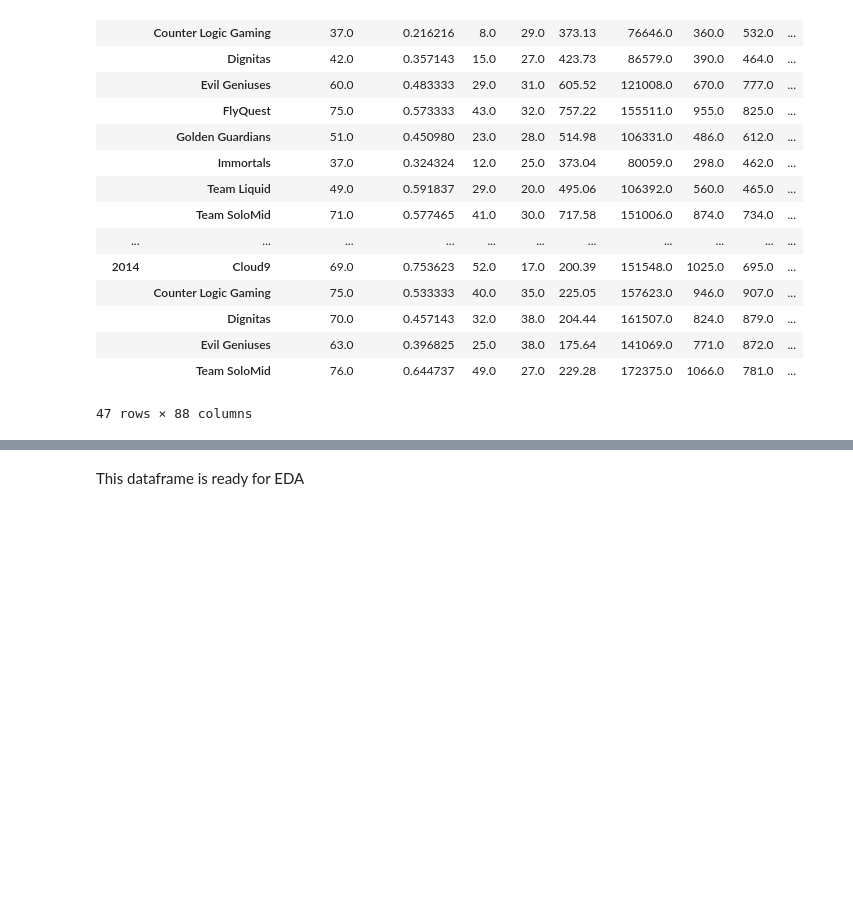
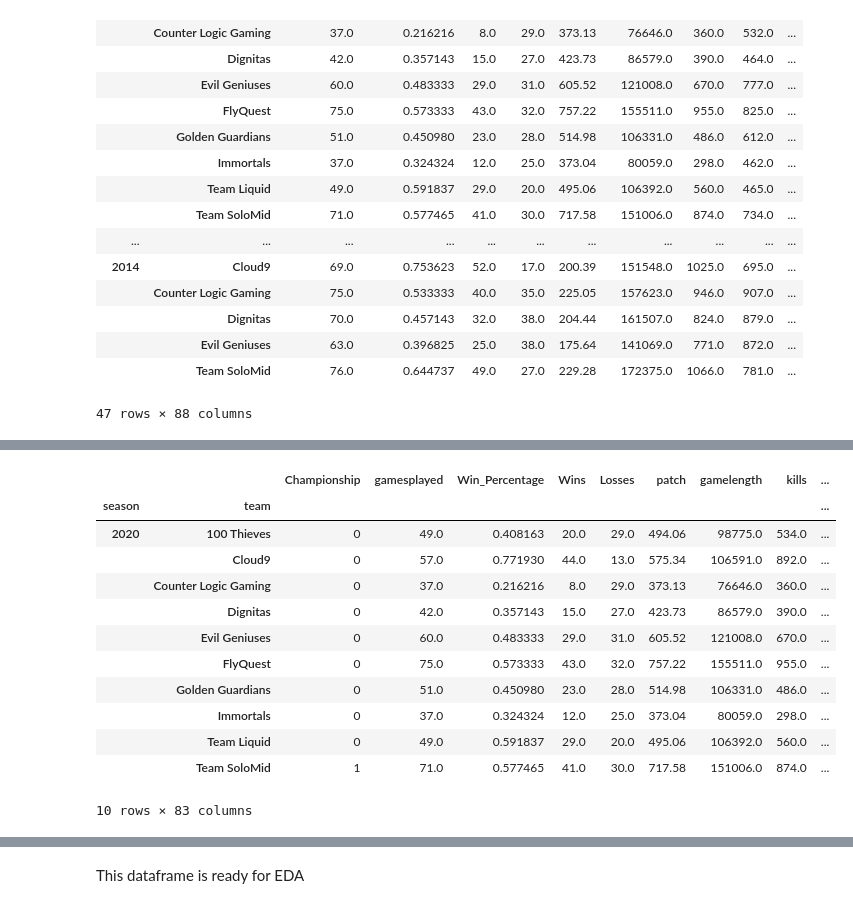
Before and after one commit to generalkandang/Capstone2, a Jupyter notebook: LoL_Final_Data_Wrangling.ipynb, the cells around one changed output, grey strips where cells are left out. Cells and saved outputs as stored; diff of their text form; code cells hidden in the pictures; blank space fills up the shorter version.

Commit message:
Commit 7
Added Championship Results

```diff
--- a/LoL_Final_Data_Wrangling.ipynb
+++ b/LoL_Final_Data_Wrangling.ipynb
@@ -894,3 +894,6 @@ df
 # %%
 #eliminate any columns that have 0s
 df = df.loc[:, (df != 0).any(axis=0)]
+# %%
+df.insert(0, 'Championship', 0)
+df.head()
@@ -896,0 +909,10 @@ df = df.loc[:, (df != 0).any(axis=0)]
+# %%
+#assign our championship winners
+df.loc[('2020', "Team SoloMid"), 'Championship'] = 1
+df.loc[('2019', "Team Liquid"), 'Championship'] = 1
+df.loc[('2018', "Team Liquid"), 'Championship'] = 1
+df.loc[('2017', "Team SoloMid"), 'Championship'] = 1
+df.loc[('2016', "Counter Logic Gaming"), 'Championship'] = 1
+df.loc[('2015', "Counter Logic Gaming"), 'Championship'] = 1
+df.loc[('2014', "Cloud9"), 'Championship'] = 1
+df.head()
@@ -896,0 +933,16 @@ df = df.loc[:, (df != 0).any(axis=0)]
+# %%
+df.head(10)
+# %% [output]
+|  |  | Championship | gamesplayed | Win_Percentage | Wins | Losses | patch | gamelength | kills | ... |
+| season | team |  |  |  |  |  |  |  |  | ... |
+| 2020 | 100 Thieves | 0 | 49.0 | 0.408163 | 20.0 | 29.0 | 494.06 | 98775.0 | 534.0 | ... |
+|  | Cloud9 | 0 | 57.0 | 0.771930 | 44.0 | 13.0 | 575.34 | 106591.0 | 892.0 | ... |
+|  | Counter Logic Gaming | 0 | 37.0 | 0.216216 | 8.0 | 29.0 | 373.13 | 76646.0 | 360.0 | ... |
+|  | Dignitas | 0 | 42.0 | 0.357143 | 15.0 | 27.0 | 423.73 | 86579.0 | 390.0 | ... |
+|  | Evil Geniuses | 0 | 60.0 | 0.483333 | 29.0 | 31.0 | 605.52 | 121008.0 | 670.0 | ... |
+|  | FlyQuest | 0 | 75.0 | 0.573333 | 43.0 | 32.0 | 757.22 | 155511.0 | 955.0 | ... |
+|  | Golden Guardians | 0 | 51.0 | 0.450980 | 23.0 | 28.0 | 514.98 | 106331.0 | 486.0 | ... |
+|  | Immortals | 0 | 37.0 | 0.324324 | 12.0 | 25.0 | 373.04 | 80059.0 | 298.0 | ... |
+|  | Team Liquid | 0 | 49.0 | 0.591837 | 29.0 | 20.0 | 495.06 | 106392.0 | 560.0 | ... |
+|  | Team SoloMid | 1 | 71.0 | 0.577465 | 41.0 | 30.0 | 717.58 | 151006.0 | 874.0 | ... |
+10 rows × 83 columns
```
Also changed, not shown: parts of 5 cells of this notebook.
